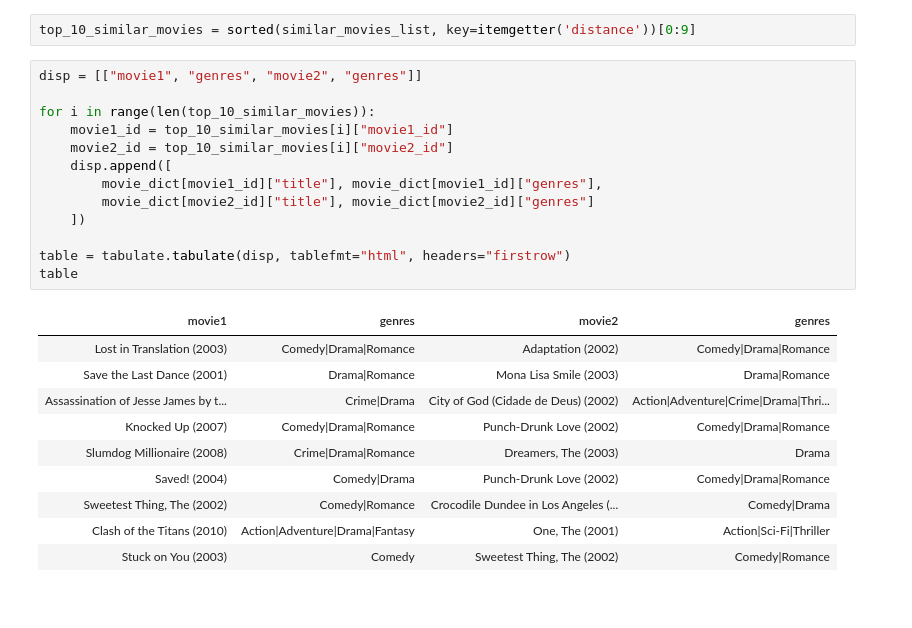
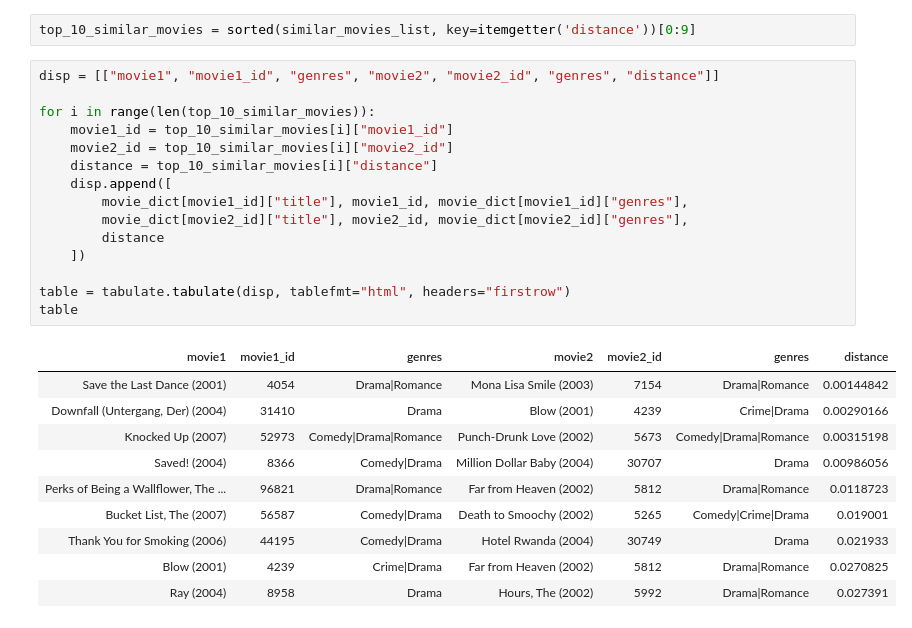
Before and after one commit to saymow/movies-recommender, a Jupyter notebook: recommender.ipynb, the cells around one changed output. Drawn from its saved outputs; the diff is of its cells as text.

```diff
--- a/recommender.ipynb
+++ b/recommender.ipynb
@@ -238,26 +242,28 @@ for i in range(m):
 # %%
 top_10_similar_movies = sorted(similar_movies_list, key=itemgetter('distance'))[0:9]
 # %%
-disp = [["movie1", "genres", "movie2", "genres"]]
+disp = [["movie1", "movie1_id", "genres", "movie2", "movie2_id", "genres", "distance"]]
 
 for i in range(len(top_10_similar_movies)):
     movie1_id = top_10_similar_movies[i]["movie1_id"]
     movie2_id = top_10_similar_movies[i]["movie2_id"]
+    distance = top_10_similar_movies[i]["distance"]
     disp.append([
-        movie_dict[movie1_id]["title"], movie_dict[movie1_id]["genres"],
-        movie_dict[movie2_id]["title"], movie_dict[movie2_id]["genres"]
+        movie_dict[movie1_id]["title"], movie1_id, movie_dict[movie1_id]["genres"],
+        movie_dict[movie2_id]["title"], movie2_id, movie_dict[movie2_id]["genres"],
+        distance
     ])
 
 table = tabulate.tabulate(disp, tablefmt="html", headers="firstrow")
 table
 # %% [output]
-| movie1 | genres | movie2 | genres |
-| Lost in Translation (2003) | Comedy|Drama|Romance | Adaptation (2002) | Comedy|Drama|Romance |
-| Save the Last Dance (2001) | Drama|Romance | Mona Lisa Smile (2003) | Drama|Romance |
-| Assassination of Jesse James by t... | Crime|Drama | City of God (Cidade de Deus) (2002) | Action|Adventure|Crime|Drama|Thri... |
-| Knocked Up (2007) | Comedy|Drama|Romance | Punch-Drunk Love (2002) | Comedy|Drama|Romance |
-| Slumdog Millionaire (2008) | Crime|Drama|Romance | Dreamers, The (2003) | Drama |
-| Saved! (2004) | Comedy|Drama | Punch-Drunk Love (2002) | Comedy|Drama|Romance |
-| Sweetest Thing, The (2002) | Comedy|Romance | Crocodile Dundee in Los Angeles (... | Comedy|Drama |
-| Clash of the Titans (2010) | Action|Adventure|Drama|Fantasy | One, The (2001) | Action|Sci-Fi|Thriller |
-| Stuck on You (2003) | Comedy | Sweetest Thing, The (2002) | Comedy|Romance |
+| movie1 | movie1_id | genres | movie2 | movie2_id | genres | distance |
+| Save the Last Dance (2001) | 4054 | Drama|Romance | Mona Lisa Smile (2003) | 7154 | Drama|Romance | 0.00144842 |
+| Downfall (Untergang, Der) (2004) | 31410 | Drama | Blow (2001) | 4239 | Crime|Drama | 0.00290166 |
+| Knocked Up (2007) | 52973 | Comedy|Drama|Romance | Punch-Drunk Love (2002) | 5673 | Comedy|Drama|Romance | 0.00315198 |
+| Saved! (2004) | 8366 | Comedy|Drama | Million Dollar Baby (2004) | 30707 | Drama | 0.00986056 |
+| Perks of Being a Wallflower, The ... | 96821 | Drama|Romance | Far from Heaven (2002) | 5812 | Drama|Romance | 0.0118723 |
+| Bucket List, The (2007) | 56587 | Comedy|Drama | Death to Smoochy (2002) | 5265 | Comedy|Crime|Drama | 0.019001 |
+| Thank You for Smoking (2006) | 44195 | Comedy|Drama | Hotel Rwanda (2004) | 30749 | Drama | 0.021933 |
+| Blow (2001) | 4239 | Crime|Drama | Far from Heaven (2002) | 5812 | Drama|Romance | 0.0270825 |
+| Ray (2004) | 8958 | Drama | Hours, The (2002) | 5992 | Drama|Romance | 0.027391 |
```
Also changed, not shown: parts of 7 cells of this notebook, 17 other files.
